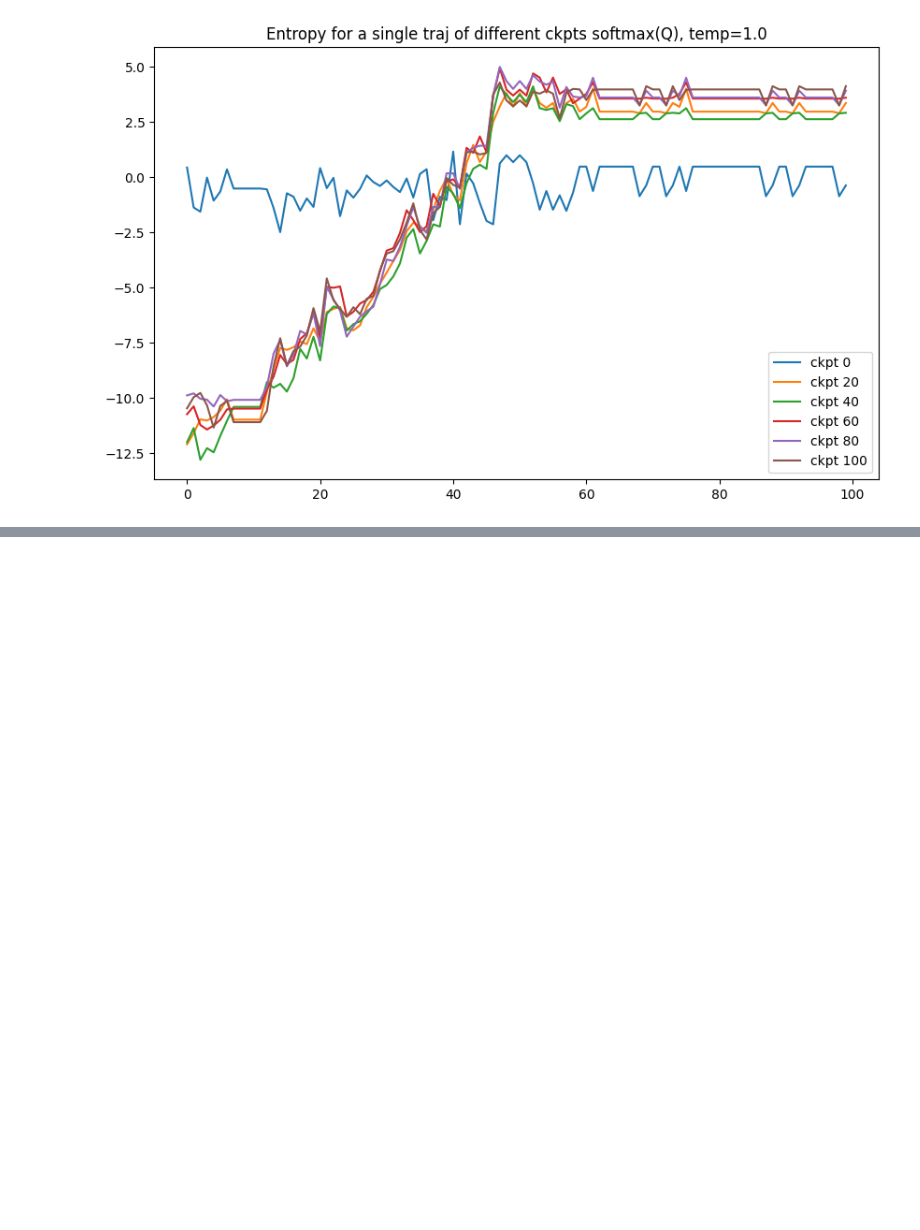
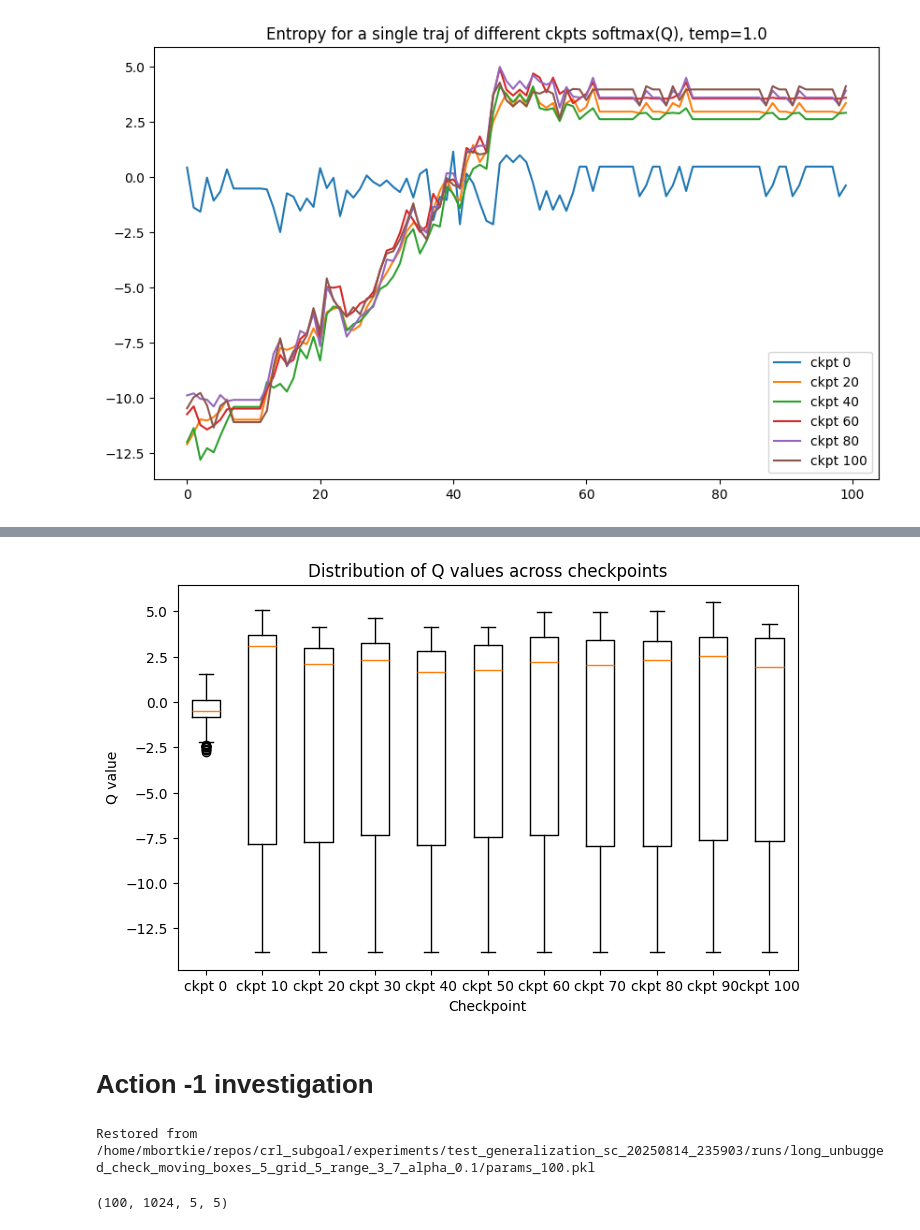
Before and after one commit to wladekpal/golden-standard, a Jupyter notebook: notebooks/18_08_25_MB_q_analysis.ipynb, the cells around one changed output, grey strips where cells are left out. Cells and saved outputs as stored; diff of their text form; code cells hidden in the pictures; blank space fills up the shorter version.

```diff
--- a/notebooks/18_08_25_MB_q_analysis.ipynb
+++ b/notebooks/18_08_25_MB_q_analysis.ipynb
@@ -362,0 +405,12 @@ Restored from /home/mbortkie/repos/crl_subgoal/experiments/test_generalization_s
+# %%
+q_ckpts_log = value_transform(q_ckpts)
+plt.figure(figsize=(8, 5))
+plt.boxplot(q_ckpts_log.reshape(q_ckpts_log.shape[0], -1).T, labels=[f'ckpt {i}' for i in range(0, 101, 10)])
+plt.xlabel('Checkpoint')
+plt.ylabel('Q value')
+plt.title('Distribution of Q values across checkpoints')
+plt.show()
+# %% [output]
+[figure, added]
+# %% [markdown]
+# Action -1 investigation
@@ -362,0 +437,49 @@ Restored from /home/mbortkie/repos/crl_subgoal/experiments/test_generalization_s
+# %%
+replay_buffer = jit_wrap(
+    TrajectoryUniformSamplingQueue(
+        max_replay_size=config.exp.max_replay_size,
+        dummy_data_sample=dummy_timestep,
+        sample_batch_size=config.exp.batch_size,
+        num_envs=config.exp.num_envs,
+        episode_length=config.env.episode_length,
+    )
+)
+buffer_state = jax.jit(replay_buffer.init)(key)
+
+example_batch = {
+    'observations':dummy_timestep.grid.reshape(1, -1),  # Add batch dimension
+    'next_observations': dummy_timestep.grid.reshape(1, -1),
+    'actions': jnp.ones((1,), dtype=jnp.int8) * (env._env.action_space-1), # TODO: make sure it should be the maximal value of action space  # Single action for batch size 1
+    'rewards': dummy_timestep.reward.reshape(1, -1),
+    'masks': 1.0 - dummy_timestep.reward.reshape(1, -1),
+    'value_goals': dummy_timestep.grid.reshape(1, -1),
+    'actor_goals': dummy_timestep.grid.reshape(1, -1),
+}
+
+# %%
+agent, config = restore_agent(example_batch, MODEL_PATH, CHECKPOINT)
+
+# %%
+keys = random.split(random.PRNGKey(0), NUM_ENVS)
+state, info = env.reset(keys)
+
+# %%
+dummy_timestep = env.get_dummy_timestep(key)
+
+replay_buffer = jit_wrap(
+    TrajectoryUniformSamplingQueue(
+        max_replay_size=config.exp.max_replay_size,
+        dummy_data_sample=dummy_timestep,
+        sample_batch_size=config.exp.batch_size,
+        num_envs=config.exp.num_envs,
+        episode_length=config.env.episode_length,
+    )
+)
+buffer_state = jax.jit(replay_buffer.init)(key)
+
+# %%
+data_key = random.PRNGKey(0)
+_, _, timesteps = collect_data(agent, data_key, env, config.exp.num_envs, config.env.episode_length, use_targets=config.exp.use_targets)
+buffer_state = replay_buffer.insert(buffer_state, timesteps)
+# %% [output]
+Restored from /home/mbortkie/repos/crl_subgoal/experiments/test_generalization_sc_20250814_235903/runs/long_unbugged_check_moving_boxes_5_grid_5_range_3_7_alpha_0.1/params_100.pkl
@@ -362,0 +502,4 @@ Restored from /home/mbortkie/repos/crl_subgoal/experiments/test_generalization_s
+# %%
+tr_states.shape
+# %% [output]
+(100, 1024, 5, 5)
```
Also changed, not shown: parts of 25 cells of this notebook, 1 other file.
